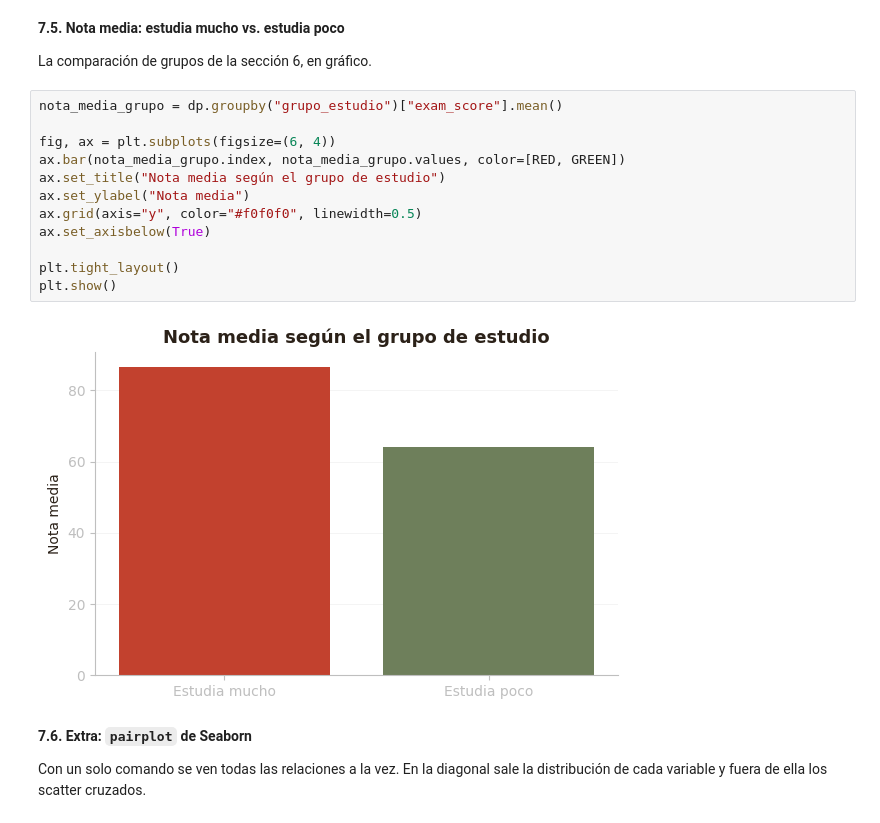
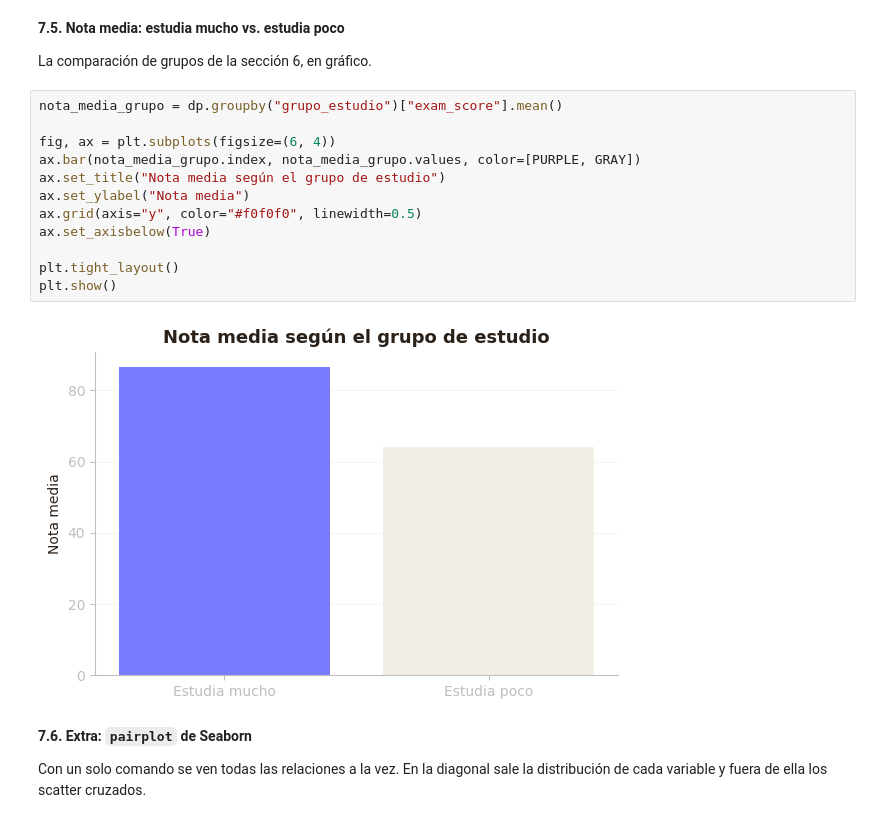
Before and after one commit to BORJAMOME/Data-Analytics-Portfolio, a Jupyter notebook: 02-Python/01-analisis-exploratorio/02-habitos-rendimiento-estudiantes/notebook.ipynb, the cells around one changed output. Saved outputs shown, nothing was run; the diff lists cells and outputs as text.

```diff
--- a/02-Python/01-analisis-exploratorio/02-habitos-rendimiento-estudiantes/notebook.ipynb
+++ b/02-Python/01-analisis-exploratorio/02-habitos-rendimiento-estudiantes/notebook.ipynb
@@ -529,17 +519,17 @@ La comparación de grupos de la sección 6, en gráfico.
 # %%
 nota_media_grupo = dp.groupby("grupo_estudio")["exam_score"].mean()
 
 fig, ax = plt.subplots(figsize=(6, 4))
-ax.bar(nota_media_grupo.index, nota_media_grupo.values, color=[RED, GREEN])
+ax.bar(nota_media_grupo.index, nota_media_grupo.values, color=[PURPLE, GRAY])
 ax.set_title("Nota media según el grupo de estudio")
 ax.set_ylabel("Nota media")
 ax.grid(axis="y", color="#f0f0f0", linewidth=0.5)
 ax.set_axisbelow(True)
 
 plt.tight_layout()
 plt.show()
 # %% [output]
-[figure, old version]
+[figure, new version]
 # %% [markdown]
 **7.6. Extra: `pairplot` de Seaborn**
 
```
Also changed, not shown: parts of 6 cells of this notebook, 15 other files.
